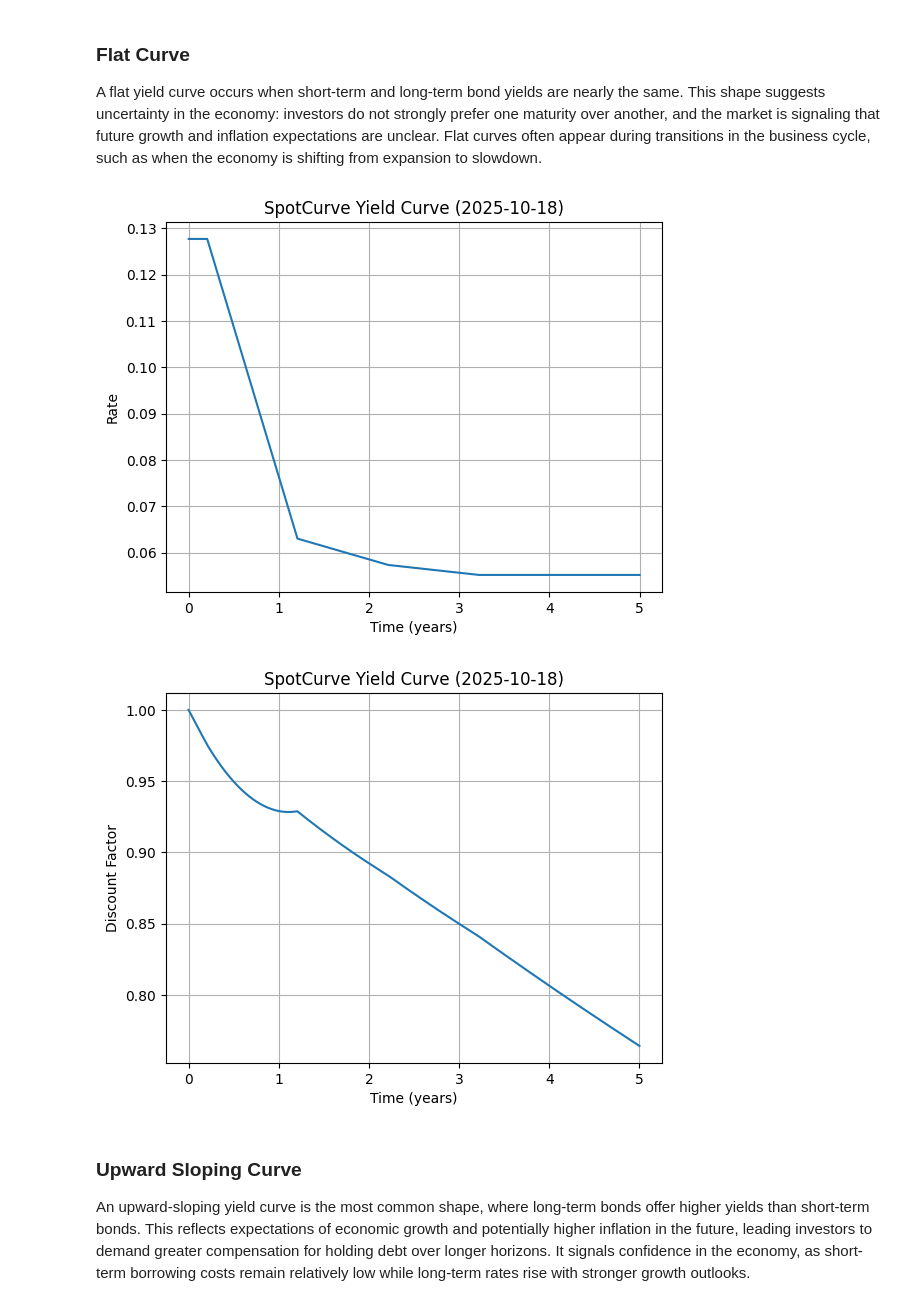
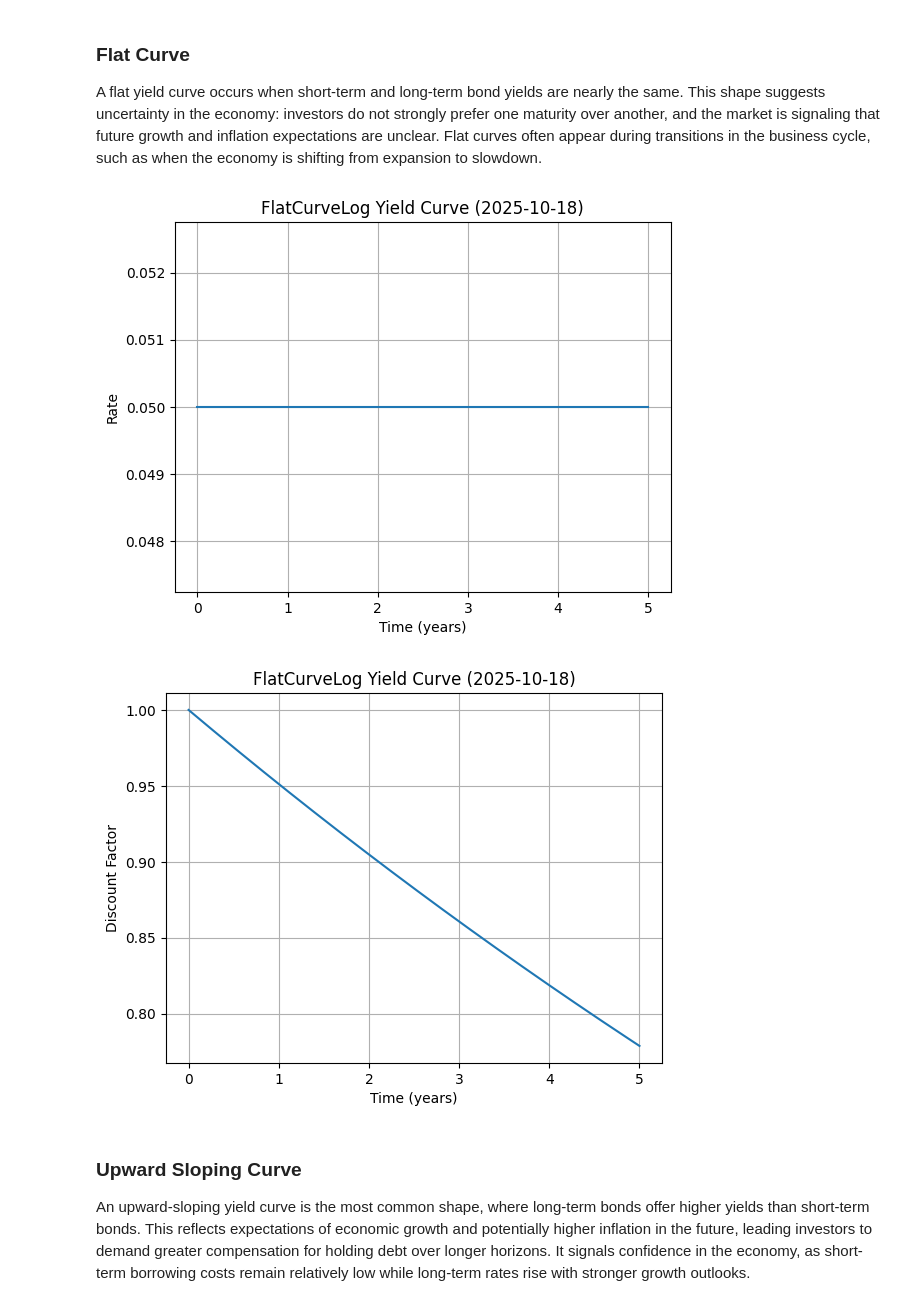
Before and after one commit to Python-Financial-Analyst/pyfian_dev, a Jupyter notebook: notebooks/fixed_income/03_curves.ipynb, the cells around one changed output. Drawn from its saved outputs; the diff is of its cells as text; code cells hidden in the pictures.

Commit message:
updated flat curve code

```diff
--- a/notebooks/fixed_income/03_curves.ipynb
+++ b/notebooks/fixed_income/03_curves.ipynb
@@ -27,30 +27,31 @@ A flat yield curve occurs when short-term and long-term bond yields are nearly t
 # %%
 import numpy as np
 import matplotlib.pyplot as plt
 from pyfian.yield_curves.spot_curve import SpotCurve
 from pyfian.fixed_income.fixed_rate_bond import FixedRateBullet
+from pyfian.yield_curves.flat_curve import FlatCurveLog
 
 bonds = [
     FixedRateBullet(
         issue_dt="2025-01-01",
         maturity=maturity,
         cpn=5,
         cpn_freq=2,
         notional=100,
         settlement_date="2025-10-18",
         price=100,
     )
     for maturity in ["2026-01-01", "2027-01-01", "2028-01-01", "2029-01-01"]
 ]
 
 
-flat_curve = SpotCurve(curve_date=bonds[0].get_settlement_date(), bonds=bonds)
+flat_curve = FlatCurveLog(log_rate=0.05, curve_date="2025-10-18")
 
 flat_curve.plot_curve(t_max= 5, n=1000, kind = "rate")
 flat_curve.plot_curve(t_max= 5, n=1000, kind = "discount")
 # %% [output]
-[figure, old version]
+[figure, new version]
-[figure, old version]
+[figure, new version]
 # %% [markdown]
 ### Upward Sloping Curve
 
```
Also changed, not shown: parts of 1 cell of this notebook.
